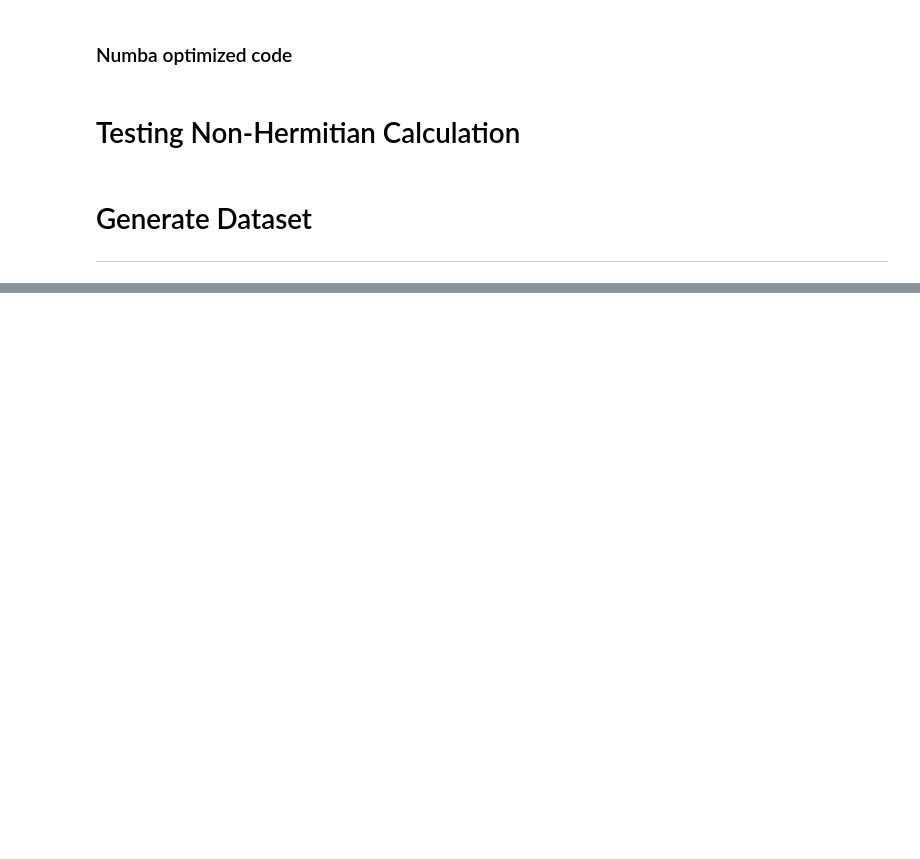
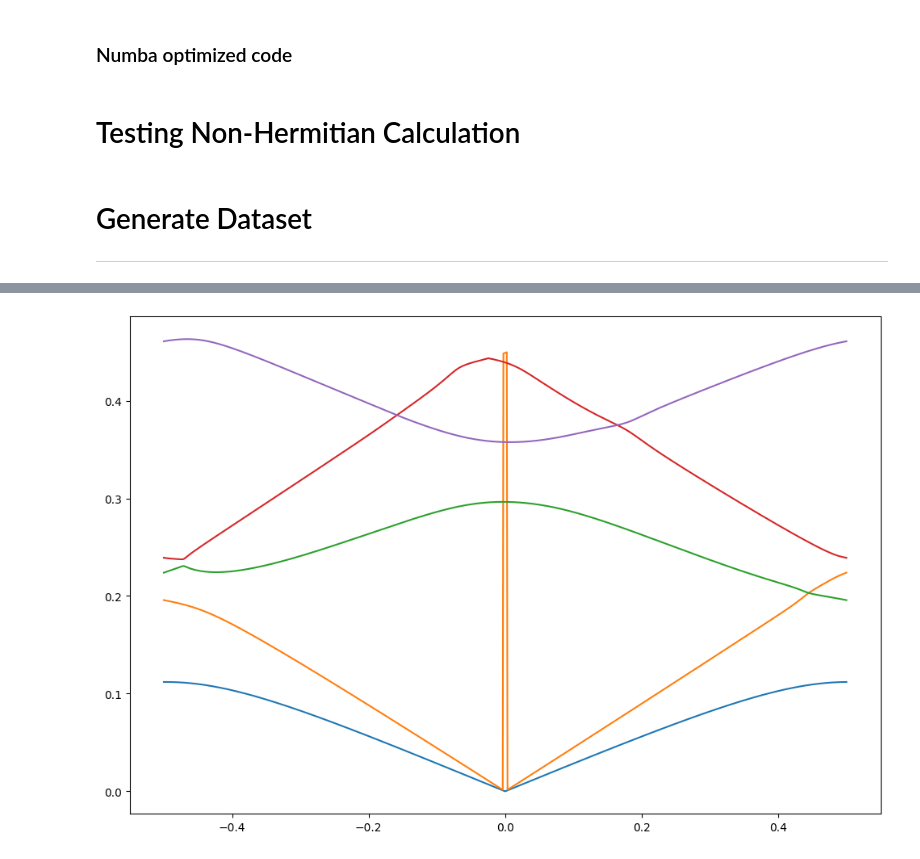
Before and after one commit to MattKuehr/Research2, a Jupyter notebook: generate_data.ipynb, the cells around one changed output, grey strips where cells are left out. Drawn from its saved outputs; the diff is of its cells as text; code cells hidden in the pictures; blank space fills up the shorter version.

```diff
--- a/generate_data.ipynb
+++ b/generate_data.ipynb
@@ -115,0 +216,27 @@ for param_combination in all_param_combinations:
+# %%
+def track_bands(k_unique, omega_grid):
+    """
+    omega_grid should be (Nq, 5)
+    Reorders each row to match the 'closest' value from the previous row.
+    """
+    tracked_omega = np.zeros_like(omega_grid)
+    # Initialize with the first k-point
+    tracked_omega[0, :] = omega_grid[0, :]
+
+    for i in range(1, len(k_unique)):
+        prev_omegas = tracked_omega[i-1, :]
+        current_omegas = omega_grid[i, :]
+
+        # Create a cost matrix (distances between all pairs)
+        # Using complex distance: |w1 - w2|
+        distances = np.abs(current_omegas[:, np.newaxis] - prev_omegas)
+
+        # Match each current eigenvalue to the closest previous one
+        # For 5 bands, a simple greedy approach or scipy.optimize.linear_sum_assignment works
+        from scipy.optimize import linear_sum_assignment
+        row_ind, col_ind = linear_sum_assignment(distances)
+
+        # Reorder current omegas based on the optimal matching
+        tracked_omega[i, col_ind] = current_omegas[row_ind]
+
+    return tracked_omega
@@ -115,0 +249,17 @@ for param_combination in all_param_combinations:
+# %%
+k_unique = np.unique(q_vals)
+omega_grid = omega_clean.reshape(1000, 5)
+# %%
+sorted_omega = track_bands(k_unique, omega_grid)
+sorted_real_omega = sorted_omega.real
+sorted_imag_omega = sorted_omega.imag
+# %%
+plt.figure(figsize=(12, 8))
+plt.plot(k_unique, sorted_real_omega[:,0])
+plt.plot(k_unique, sorted_real_omega[:,1])
+plt.plot(k_unique, sorted_real_omega[:,2])
+plt.plot(k_unique, sorted_real_omega[:,3])
+plt.plot(k_unique, sorted_real_omega[:,4])
+plt.show()
+# %% [output]
+[figure, added]
```
Also changed, not shown: parts of 11 cells of this notebook, 1 other file.
